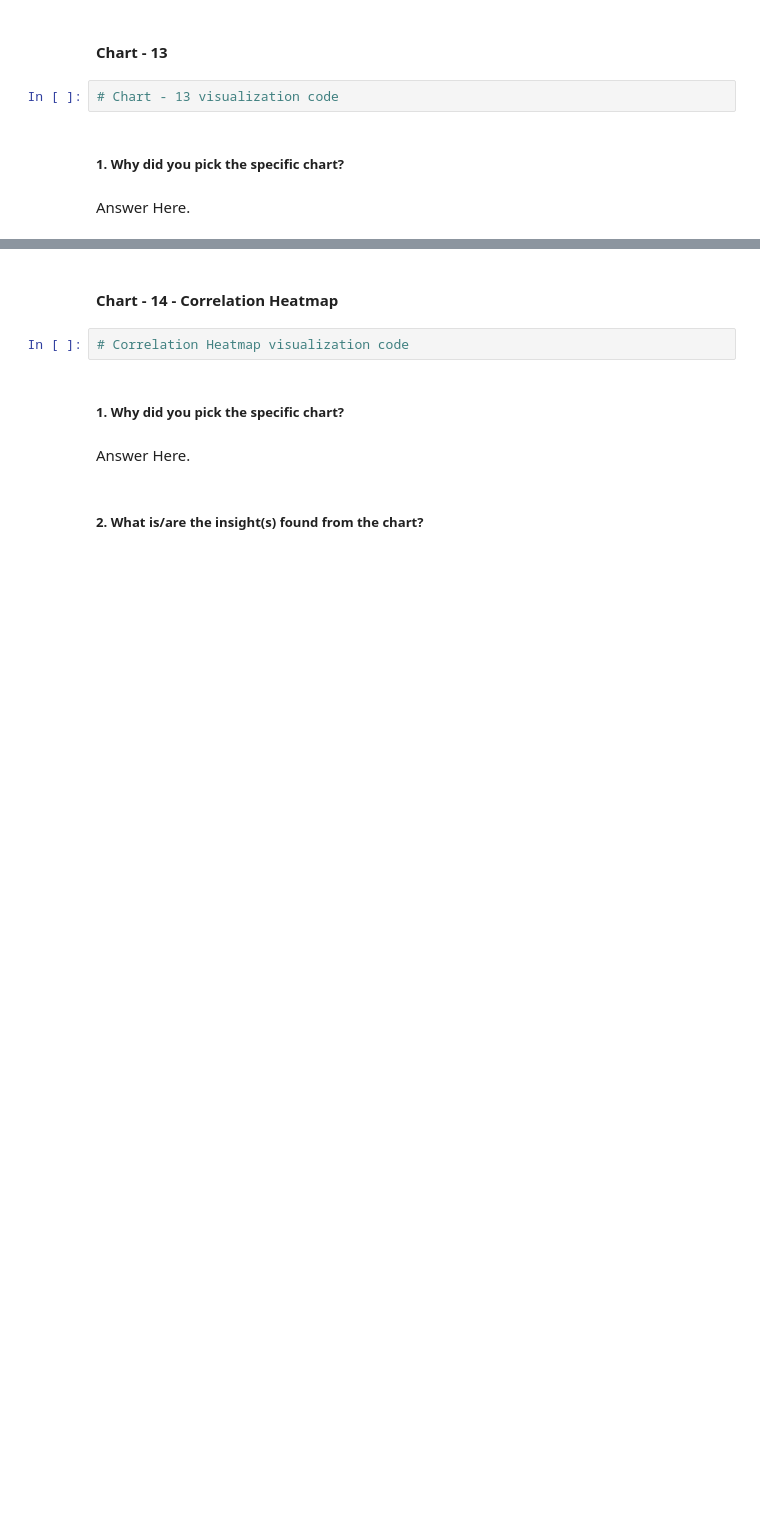
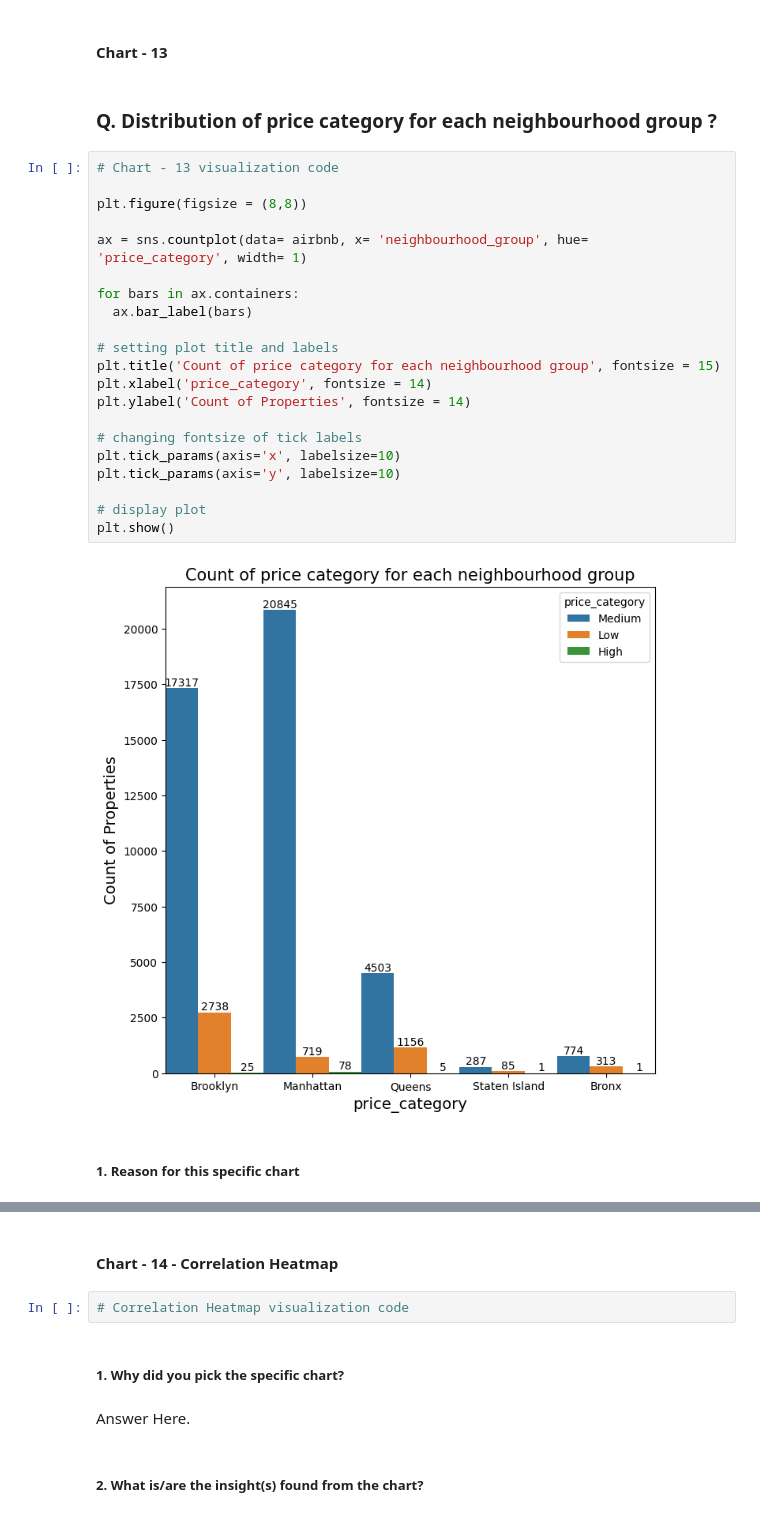
Before and after one commit to praveen-kumar-maurya/Airbnb-bookings-analysis-Capstone-project---1-, a Jupyter notebook: Capstone_Project_1_(Airbnb_Bookings_Analysis).ipynb, the cells around one changed output, grey strips where cells are left out. Cells and saved outputs as stored; diff of their text form; blank space fills up the shorter version.

```diff
--- a/Capstone_Project_1_(Airbnb_Bookings_Analysis).ipynb
+++ b/Capstone_Project_1_(Airbnb_Bookings_Analysis).ipynb
@@ -1153,8 +1257,29 @@ Answer Here
 # %% [markdown]
 #### Chart - 13
-# %%
-# Chart - 13 visualization code
+# %% [markdown]
+### Q. Distribution of price category for each neighbourhood group ?
+# %%
+# Chart - 13 visualization code
+
+plt.figure(figsize = (8,8))
+
+ax = sns.countplot(data= airbnb, x= 'neighbourhood_group', hue= 'price_category', width= 1)
+
+for bars in ax.containers:
+  ax.bar_label(bars)
+
+# setting plot title and labels
+plt.title('Count of price category for each neighbourhood group', fontsize = 15)
+plt.xlabel('price_category', fontsize = 14)
+plt.ylabel('Count of Properties', fontsize = 14)
+
+# changing fontsize of tick labels
+plt.tick_params(axis='x', labelsize=10)
+plt.tick_params(axis='y', labelsize=10)
+
+# display plot
+plt.show()
+# %% [output]
+[figure, added]
 # %% [markdown]
-##### 1. Why did you pick the specific chart?
+##### 1. Reason for this specific chart
-# %% [markdown]
-Answer Here.
```
Also changed, not shown: parts of 55 cells of this notebook.
